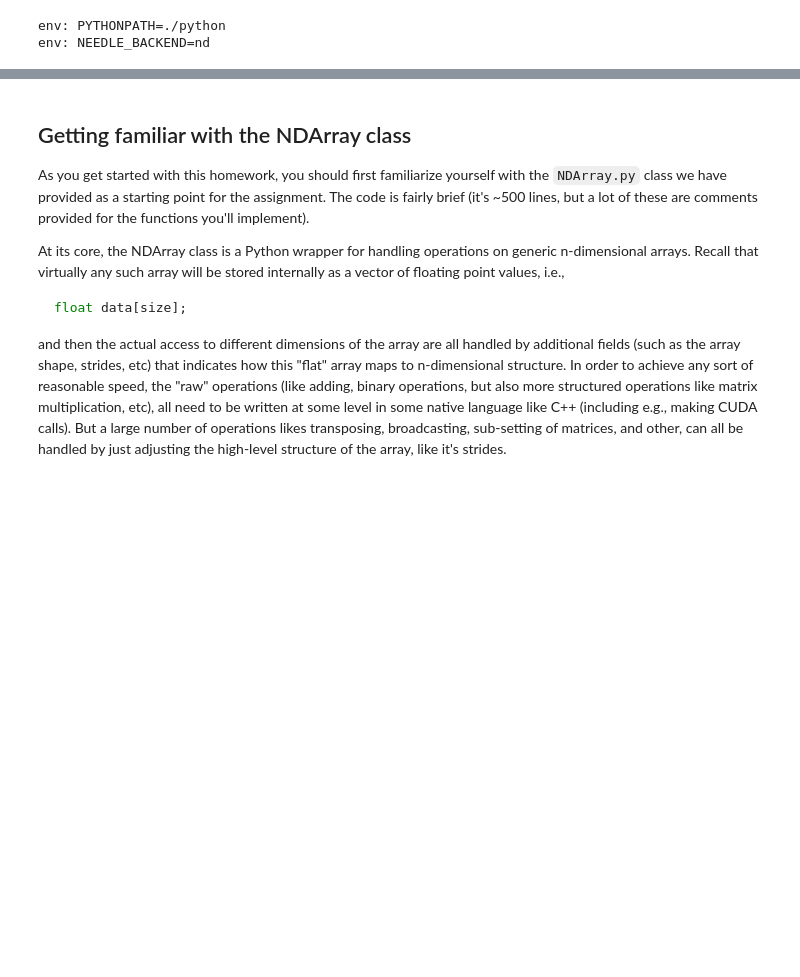
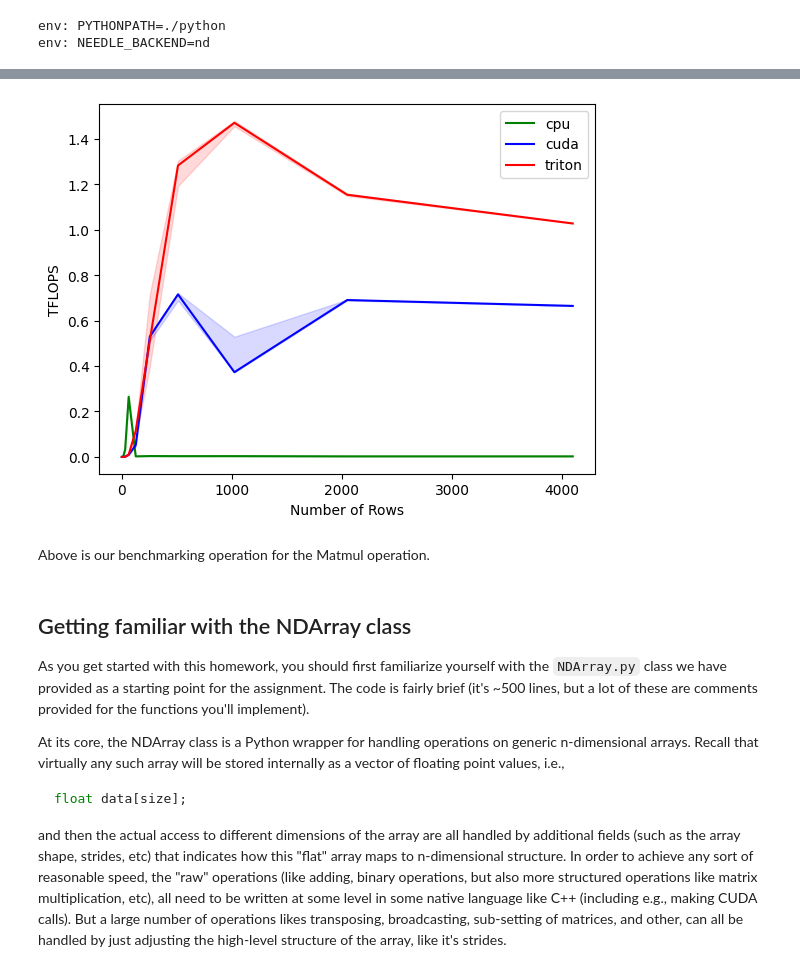
Before and after one commit to abitha-thankaraj/dl-sys, a Jupyter notebook: hw3/hw3.ipynb, the cells around one changed output, grey strips where cells are left out. Drawn from its saved outputs; the diff is of its cells as text; code cells hidden in the pictures; blank space fills up the shorter version.

Commit message:
benchmarking added to notebook

```diff
--- a/hw3/hw3.ipynb
+++ b/hw3/hw3.ipynb
@@ -69,3 +81,44 @@ sys.path.append('./python')
+# %%
+import triton
+import numpy as np
+from needle import backend_ndarray as nd
+
+
+MATMUL_BENCHMARK_CONFIGS = [
+  triton.testing.Benchmark(
+    x_names=["M", "N", "K"],
+    x_vals=[2 ** i for i in range(1, 13)],
+    line_arg="device",
+    line_vals = [nd.cpu(), nd.cuda(), nd.triton()],
+    line_names = ["cpu", "cuda", "triton"],
+    styles=[("green", "-"), ("blue", "-"), ("red", "-")],
+    ylabel="TFLOPS",
+    xlabel="Number of Rows",
+    plot_name="matmul-performance-matmul",
+    args={},
+  )
+]
+
+
+@triton.testing.perf_report(MATMUL_BENCHMARK_CONFIGS)
+def benchmark_matmul_operation(M, N, K, device):
+    _A = np.random.randn(M, N)
+    _B = np.random.randn(N, K)
+
+    A = nd.array(_A, device=device)
+    B = nd.array(_B, device=device)
+
+    quantiles = [0.5, 0.2, 0.8]
+    ms, min_ms, max_ms = triton.testing.do_bench(lambda: A @ B, quantiles=quantiles)
+
+    perf = lambda ms: 2 * M * N * K * 1e-12 / (ms * 1e-3)
+    return perf(ms), perf(max_ms), perf(min_ms)
+# %%
+benchmark_matmul_operation.run(show_plots=True)
+# %% [output]
+[figure, added]
+# %% [markdown]
+Above is our benchmarking operation for the Matmul operation.
 # %% [markdown]
 ## Getting familiar with the NDArray class
 
```
Also changed, not shown: parts of 19 cells of this notebook, 1 other file.
